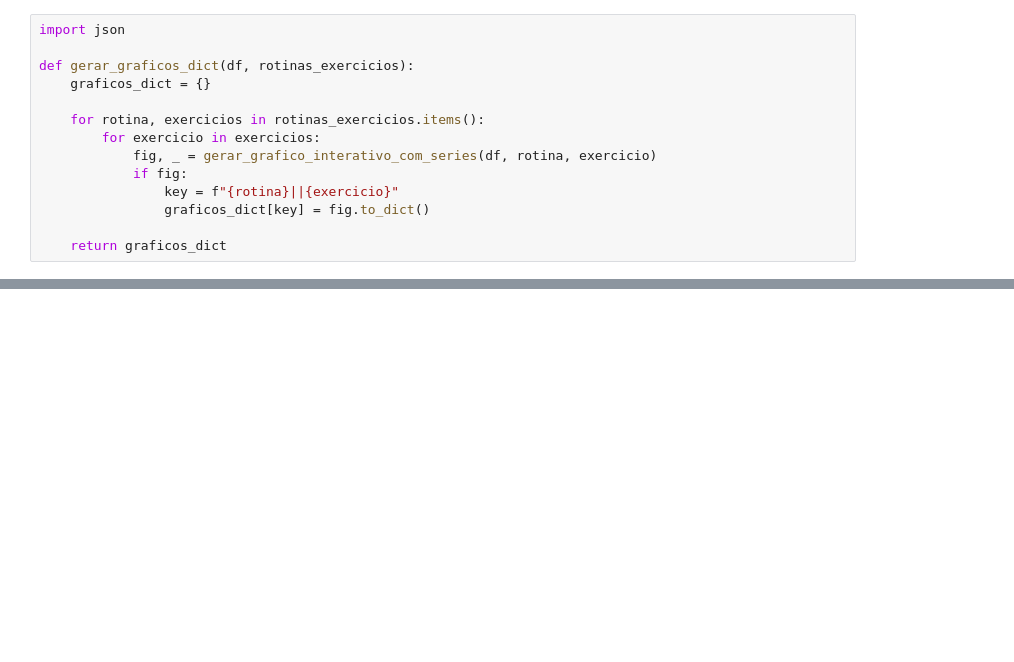
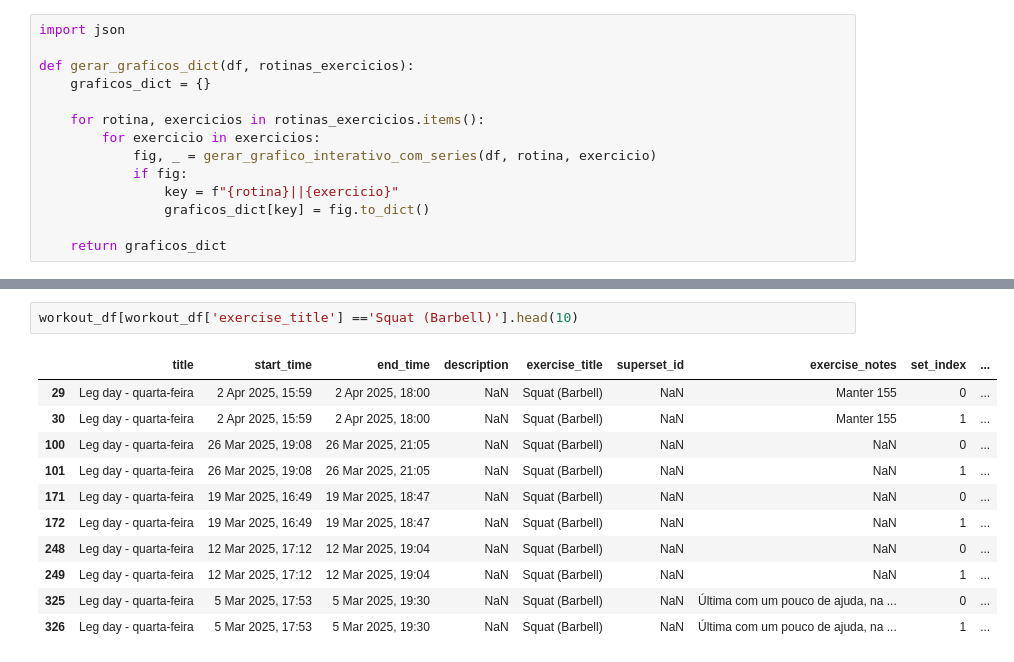
Before and after one commit to santos-nikolas/Hevy, a Jupyter notebook: Hevy.ipynb, the cells around one changed output, grey strips where cells are left out. Drawn from its saved outputs; the diff is of its cells as text; blank space fills up the shorter version.

```diff
--- a/Hevy.ipynb
+++ b/Hevy.ipynb
@@ -1230,2 +856,16 @@ html_template = f"""
 with open("visualizacao_treino_interativa.html", "w", encoding="utf-8") as f:
     f.write(html_template)
+# %%
+workout_df[workout_df['exercise_title'] =='Squat (Barbell)'].head(10)
+# %% [output]
+|  | title | start_time | end_time | description | exercise_title | superset_id | exercise_notes | set_index | ... |
+| 29 | Leg day - quarta-feira | 2 Apr 2025, 15:59 | 2 Apr 2025, 18:00 | NaN | Squat (Barbell) | NaN | Manter 155 | 0 | ... |
+| 30 | Leg day - quarta-feira | 2 Apr 2025, 15:59 | 2 Apr 2025, 18:00 | NaN | Squat (Barbell) | NaN | Manter 155 | 1 | ... |
+| 100 | Leg day - quarta-feira | 26 Mar 2025, 19:08 | 26 Mar 2025, 21:05 | NaN | Squat (Barbell) | NaN | NaN | 0 | ... |
+| 101 | Leg day - quarta-feira | 26 Mar 2025, 19:08 | 26 Mar 2025, 21:05 | NaN | Squat (Barbell) | NaN | NaN | 1 | ... |
+| 171 | Leg day - quarta-feira | 19 Mar 2025, 16:49 | 19 Mar 2025, 18:47 | NaN | Squat (Barbell) | NaN | NaN | 0 | ... |
+| 172 | Leg day - quarta-feira | 19 Mar 2025, 16:49 | 19 Mar 2025, 18:47 | NaN | Squat (Barbell) | NaN | NaN | 1 | ... |
+| 248 | Leg day - quarta-feira | 12 Mar 2025, 17:12 | 12 Mar 2025, 19:04 | NaN | Squat (Barbell) | NaN | NaN | 0 | ... |
+| 249 | Leg day - quarta-feira | 12 Mar 2025, 17:12 | 12 Mar 2025, 19:04 | NaN | Squat (Barbell) | NaN | NaN | 1 | ... |
+| 325 | Leg day - quarta-feira | 5 Mar 2025, 17:53 | 5 Mar 2025, 19:30 | NaN | Squat (Barbell) | NaN | Última com um pouco de ajuda, na ... | 0 | ... |
+| 326 | Leg day - quarta-feira | 5 Mar 2025, 17:53 | 5 Mar 2025, 19:30 | NaN | Squat (Barbell) | NaN | Última com um pouco de ajuda, na ... | 1 | ... |
```
Also changed, not shown: parts of 11 cells of this notebook, 3 other files.
